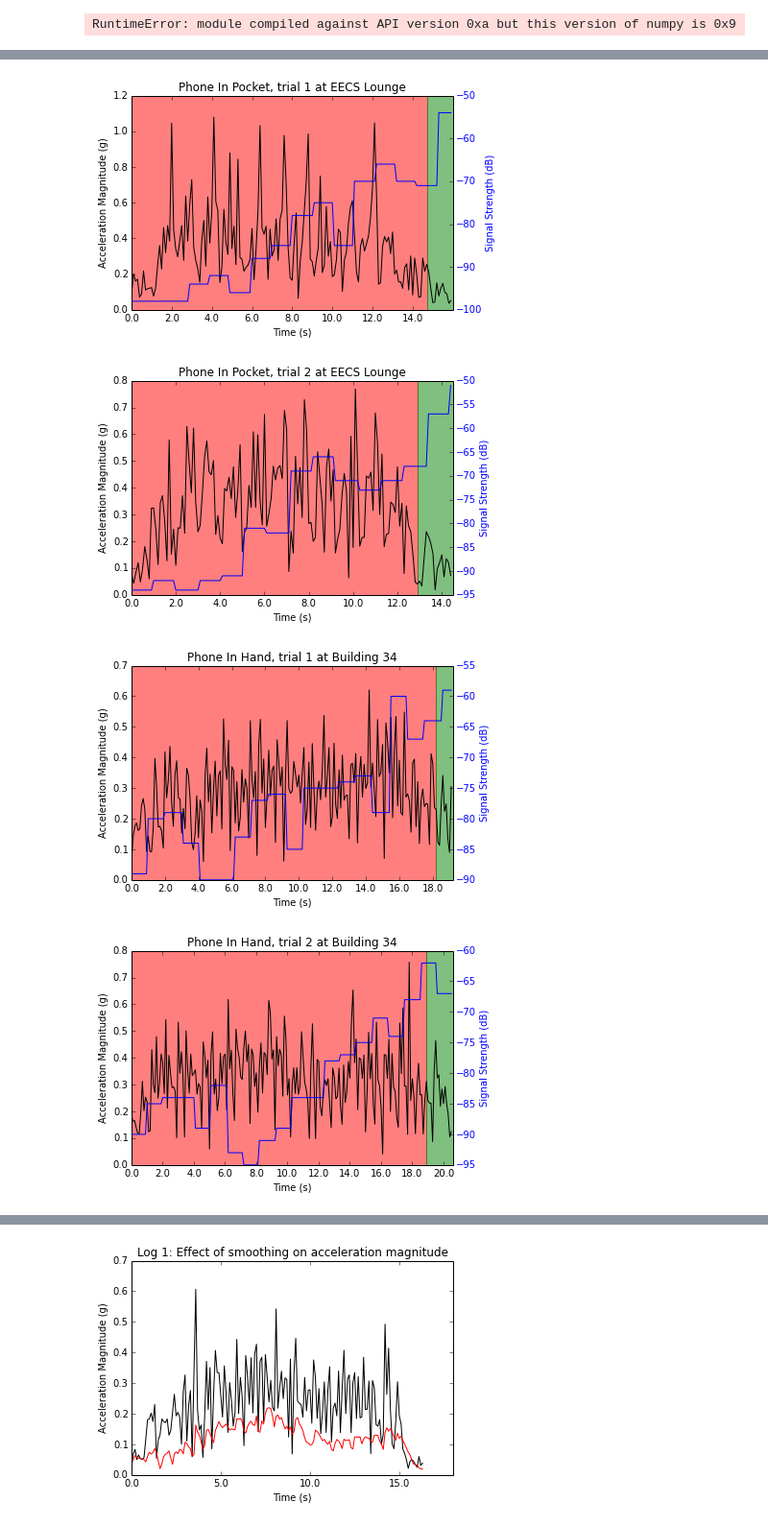
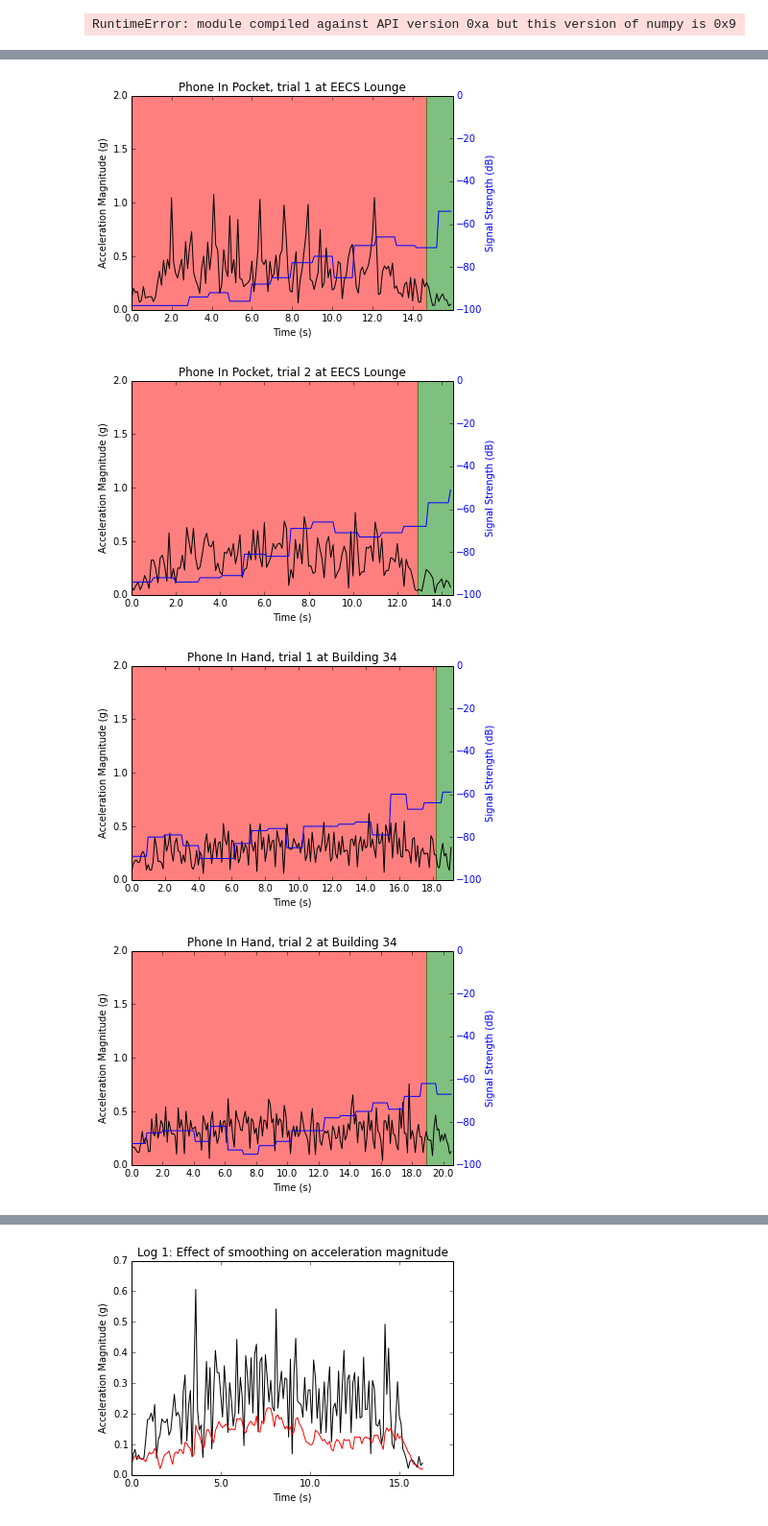
Before and after one commit to atitus5/6s062-Project, a Jupyter notebook: logs/4_19/Log Data Analysis.ipynb, the cells around one changed output, grey strips where cells are left out. Shown at 96% size. Saved outputs shown, nothing was run; the diff lists cells and outputs as text; code cells hidden in the pictures.

Commit message:
More poster figures

```diff
--- a/logs/4_19/Log Data Analysis.ipynb
+++ b/logs/4_19/Log Data Analysis.ipynb
@@ -77,6 +77,7 @@ for i in xrange(1, 19):
 
     # Make the y-axis label and tick labels match the line color.
     ax1.set_ylabel('Acceleration Magnitude (g)', color='k')
+    ax1.set_ylim([0.0, 2.0])
     for tl in ax1.get_yticklabels():
         tl.set_color('k')
 
@@ -84,6 +85,7 @@ for i in xrange(1, 19):
     ax2 = ax1.twinx()
     ax2.plot(x_vals, raw_dataframe["RSSI"], 'b')
     ax2.set_ylabel('Signal Strength (dB)', color='b')
+    ax2.set_ylim([-100, 0])
     for tl in ax2.get_yticklabels():
         tl.set_color('b')
 
@@ -100,5 +102,6 @@ for i in xrange(1, 19):
 
     log_dataframes.append(cleaned_dataframe)
     '''
+    log_dataframes.append(raw_dataframe)
     log_file.close()
 # %% [output]
@@ -109,4 +112,4 @@ for i in xrange(1, 19):
-[figure, old version]
+[figure, new version]
-[figure, old version]
+[figure, new version]
-[figure, old version]
+[figure, new version]
-[figure, old version]
+[figure, new version]
```
Also changed, not shown: parts of 2 cells of this notebook, 3 other files.
